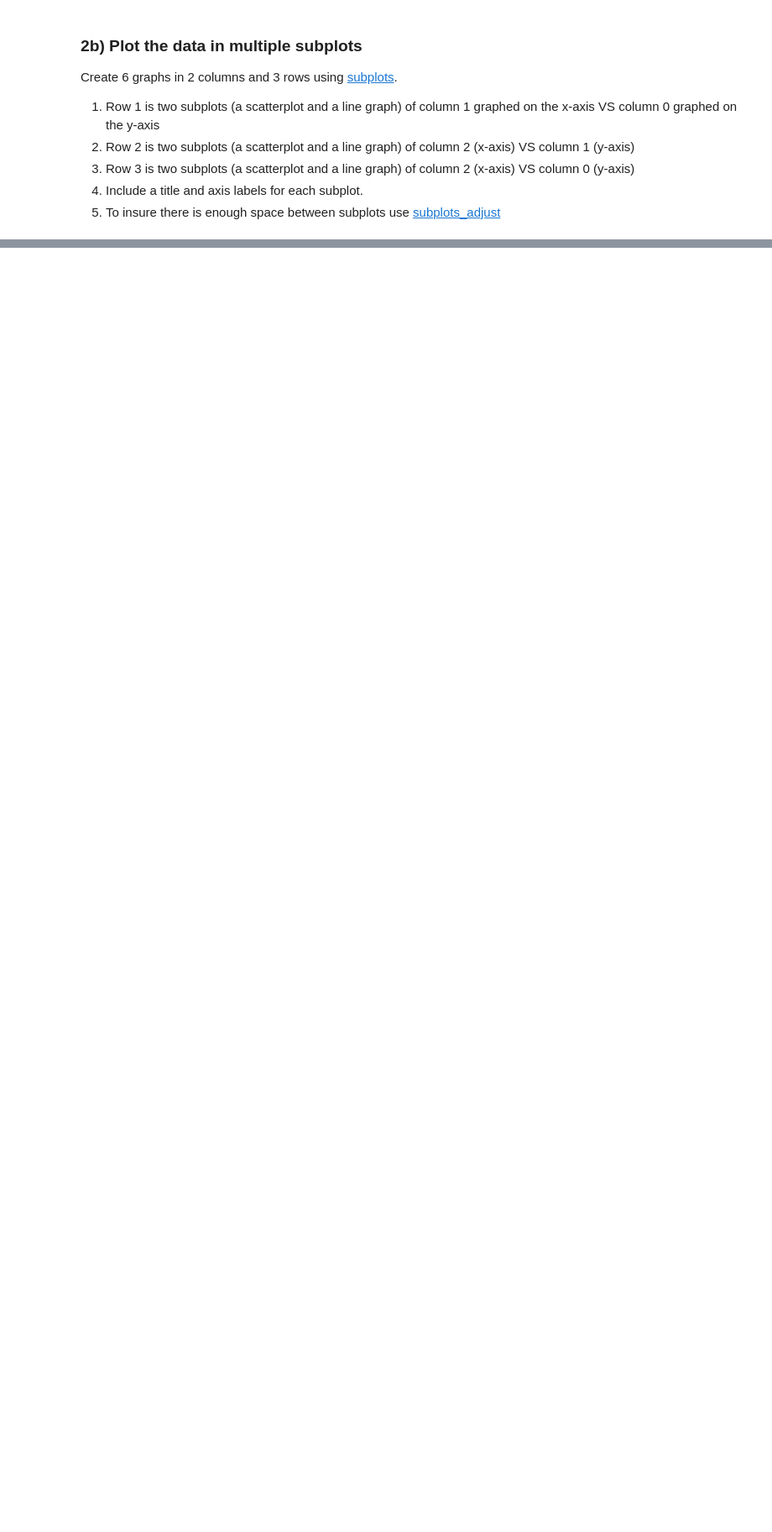
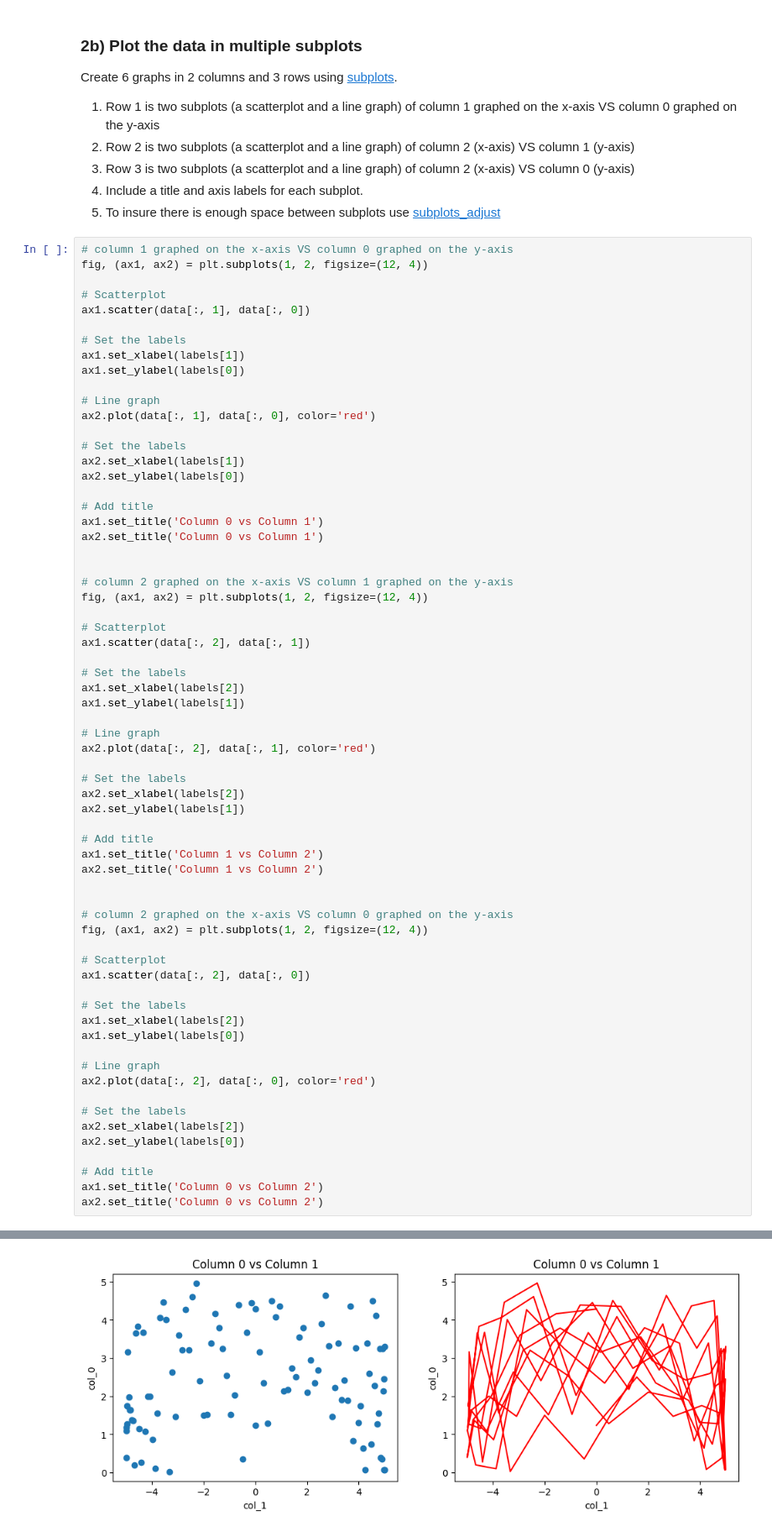
Before and after one commit to thecodingaviator/cs251, a Jupyter notebook: project1/lab1b/Lab01b.ipynb, the cells around one changed output, grey strips where cells are left out. Shown: that part at 84% size. Saved outputs shown, nothing was run; the diff lists cells and outputs as text; blank space fills up the shorter version.

```diff
--- a/project1/lab1b/Lab01b.ipynb
+++ b/project1/lab1b/Lab01b.ipynb
@@ -175,3 +182,69 @@ Create 6 graphs in 2 columns and 3 rows using [subplots](https://matplotlib.org/
 3. Row 3 is two subplots (a scatterplot and a line graph) of column 2 (x-axis) VS column 0 (y-axis)
 4. Include a title and axis labels for each subplot.
 5. To insure there is enough space between subplots use [subplots_adjust](https://matplotlib.org/api/_as_gen/matplotlib.pyplot.subplots_adjust.html)
+# %%
+# column 1 graphed on the x-axis VS column 0 graphed on the y-axis
+fig, (ax1, ax2) = plt.subplots(1, 2, figsize=(12, 4))
+
+# Scatterplot
+ax1.scatter(data[:, 1], data[:, 0])
+
+# Set the labels
+ax1.set_xlabel(labels[1])
+ax1.set_ylabel(labels[0])
+
+# Line graph
+ax2.plot(data[:, 1], data[:, 0], color='red')
+
+# Set the labels
+ax2.set_xlabel(labels[1])
+ax2.set_ylabel(labels[0])
+
+# Add title
+ax1.set_title('Column 0 vs Column 1')
+ax2.set_title('Column 0 vs Column 1')
+
+
+# column 2 graphed on the x-axis VS column 1 graphed on the y-axis
+fig, (ax1, ax2) = plt.subplots(1, 2, figsize=(12, 4))
+
+# Scatterplot
+ax1.scatter(data[:, 2], data[:, 1])
+
+# Set the labels
+ax1.set_xlabel(labels[2])
+ax1.set_ylabel(labels[1])
+
+# Line graph
+ax2.plot(data[:, 2], data[:, 1], color='red')
+
+# Set the labels
+ax2.set_xlabel(labels[2])
+ax2.set_ylabel(labels[1])
+
+# Add title
+ax1.set_title('Column 1 vs Column 2')
+ax2.set_title('Column 1 vs Column 2')
+
+
+# column 2 graphed on the x-axis VS column 0 graphed on the y-axis
+fig, (ax1, ax2) = plt.subplots(1, 2, figsize=(12, 4))
+
+# Scatterplot
+ax1.scatter(data[:, 2], data[:, 0])
+
+# Set the labels
+ax1.set_xlabel(labels[2])
+ax1.set_ylabel(labels[0])
+
+# Line graph
+ax2.plot(data[:, 2], data[:, 0], color='red')
+
+# Set the labels
+ax2.set_xlabel(labels[2])
+ax2.set_ylabel(labels[0])
+
+# Add title
+ax1.set_title('Column 0 vs Column 2')
+ax2.set_title('Column 0 vs Column 2')
+# %% [output]
@@ -177,0 +252 @@ Create 6 graphs in 2 columns and 3 rows using [subplots](https://matplotlib.org/
+[figure, added]
```
Also changed, not shown: parts of 4 cells of this notebook.
